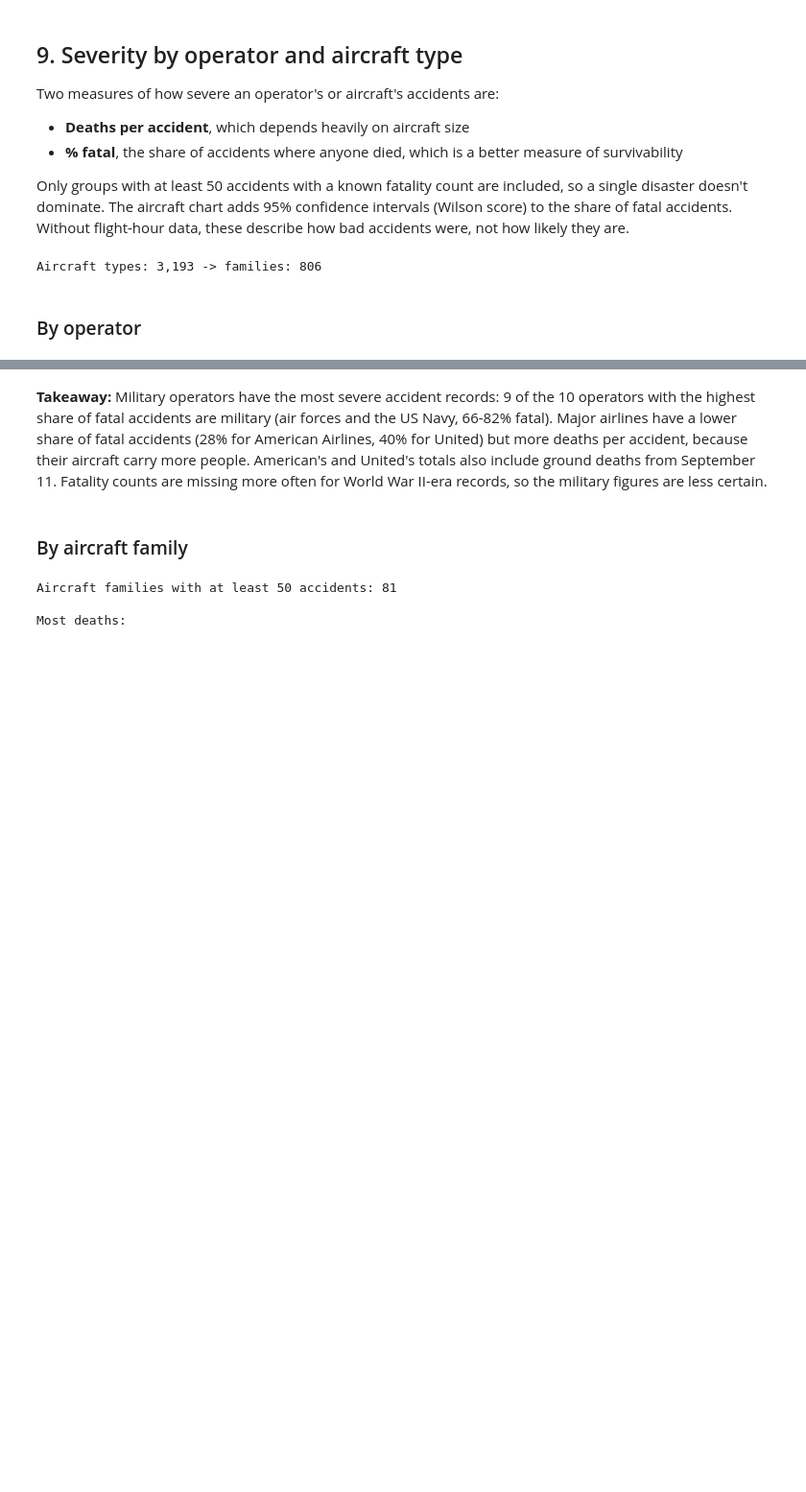
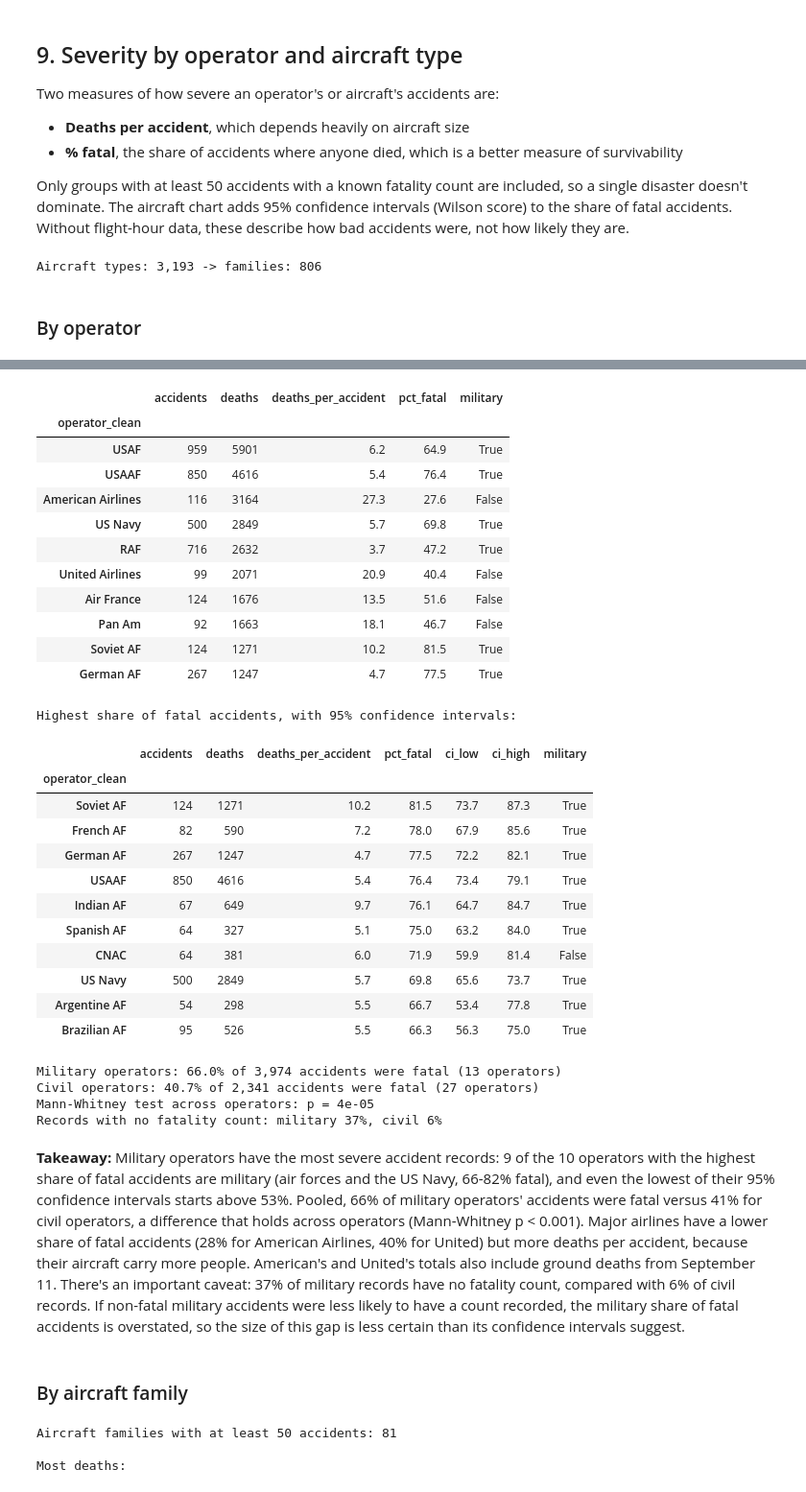
Before and after one commit to theamanali/civil-aviation-accident-analysis, a Jupyter notebook: analysis.ipynb, the cells around one changed output, grey strips where cells are left out. Shown at 96% size. Drawn from its saved outputs; the diff is of its cells as text; code cells hidden in the pictures; blank space fills up the shorter version.

```diff
--- a/analysis.ipynb
+++ b/analysis.ipynb
@@ -562,6 +562,25 @@ aviation_data["aircraft_family"] = family_key.map(family_label)
 operator = aviation_data["operator"].str.strip()
 aviation_data["operator_clean"] = operator.where(~operator.str.lower().isin(text_placeholders))
 
+MILITARY_PATTERN = (
+    r"\b(?:AF|AAF|USAF|USAAF|RAF|RAAF|RCAF|RNZAF|SAAF|IAF|USMC|Luftwaffe|Air Force|Air Corps"
+    r"|Navy|Naval|Army|Marines?|Military|Coast Guard|National Guard|Defence|Defense)\b"
+)
+
+
+def is_military_operator(names: pd.Series) -> pd.Series:
+    """Match military operators by name. "Army Parachute Association" and similar are civilian clubs."""
+    names = names.fillna("")
+    return names.str.contains(MILITARY_PATTERN) & ~names.str.contains("Association")
+
+
+def wilson_interval(successes, n, z=1.96):
+    """95% confidence interval for a proportion (Wilson score method), as percentages."""
+    p = successes / n
+    center = (p + z**2 / (2 * n)) / (1 + z**2 / n)
+    half_width = z * np.sqrt(p * (1 - p) / n + z**2 / (4 * n**2)) / (1 + z**2 / n)
+    return (center - half_width) * 100, (center + half_width) * 100
+
 print(f"Aircraft types: {aviation_data['type'].nunique():,} -> families: {aviation_data['aircraft_family'].nunique():,}")
 
 
@@ -619,0 +601,30 @@ Highest share of fatal accidents:
+# %%
+operator_severity = severity_table("operator_clean")
+known_deaths = aviation_data[aviation_data["fatalities_total"].notna()]
+fatal_by_operator = known_deaths.groupby("operator_clean")["fatalities_total"].apply(lambda s: int((s > 0).sum()))
+operator_severity["ci_low"], operator_severity["ci_high"] = (
+    np.round(bound, 1) for bound in wilson_interval(fatal_by_operator[operator_severity.index], operator_severity["accidents"])
+)
+operator_severity["military"] = is_military_operator(operator_severity.index.to_series())
+print(f"Operators with at least 50 accidents: {len(operator_severity)} ({operator_severity['military'].sum()} military)")
+
+print("\nMost deaths:")
+display(operator_severity.sort_values("deaths", ascending=False).head(10).drop(columns=["ci_low", "ci_high"]))
+
+print("Highest share of fatal accidents, with 95% confidence intervals:")
+display(operator_severity.sort_values("pct_fatal", ascending=False).head(10))
+
+# Military vs civil operators: pooled share of fatal accidents, and a test across operators
+fatal_count = fatal_by_operator[operator_severity.index]
+for label, group in [("Military", operator_severity["military"]), ("Civil", ~operator_severity["military"])]:
+    print(f"{label} operators: {fatal_count[group].sum() / operator_severity.loc[group, 'accidents'].sum():.1%} of "
+          f"{operator_severity.loc[group, 'accidents'].sum():,} accidents were fatal ({group.sum()} operators)")
+share = fatal_count / operator_severity["accidents"]
+military_test = stats.mannwhitneyu(share[operator_severity["military"]], share[~operator_severity["military"]])
+print(f"Mann-Whitney test across operators: p = {military_test.pvalue:.1g}")
+
+# Caveat: how often each group's records are missing a fatality count
+military_records = is_military_operator(aviation_data["operator_clean"])
+print(f"Records with no fatality count: military {aviation_data.loc[military_records, 'fatalities_total'].isna().mean():.0%}, "
+      f"civil {aviation_data.loc[~military_records, 'fatalities_total'].isna().mean():.0%}")
+# %% [output]
@@ -620,5 +634,34 @@ Highest share of fatal accidents:
+|  | accidents | deaths | deaths_per_accident | pct_fatal | military |
+| operator_clean |  |  |  |  |  |
+| USAF | 959 | 5901 | 6.2 | 64.9 | True |
+| USAAF | 850 | 4616 | 5.4 | 76.4 | True |
+| American Airlines | 116 | 3164 | 27.3 | 27.6 | False |
+| US Navy | 500 | 2849 | 5.7 | 69.8 | True |
+| RAF | 716 | 2632 | 3.7 | 47.2 | True |
+| United Airlines | 99 | 2071 | 20.9 | 40.4 | False |
+| Air France | 124 | 1676 | 13.5 | 51.6 | False |
+| Pan Am | 92 | 1663 | 18.1 | 46.7 | False |
+| Soviet AF | 124 | 1271 | 10.2 | 81.5 | True |
+| German AF | 267 | 1247 | 4.7 | 77.5 | True |
+Highest share of fatal accidents, with 95% confidence intervals:
+|  | accidents | deaths | deaths_per_accident | pct_fatal | ci_low | ci_high | military |
+| operator_clean |  |  |  |  |  |  |  |
+| Soviet AF | 124 | 1271 | 10.2 | 81.5 | 73.7 | 87.3 | True |
+| French AF | 82 | 590 | 7.2 | 78.0 | 67.9 | 85.6 | True |
+| German AF | 267 | 1247 | 4.7 | 77.5 | 72.2 | 82.1 | True |
+| USAAF | 850 | 4616 | 5.4 | 76.4 | 73.4 | 79.1 | True |
+| Indian AF | 67 | 649 | 9.7 | 76.1 | 64.7 | 84.7 | True |
+| Spanish AF | 64 | 327 | 5.1 | 75.0 | 63.2 | 84.0 | True |
+| CNAC | 64 | 381 | 6.0 | 71.9 | 59.9 | 81.4 | False |
+| US Navy | 500 | 2849 | 5.7 | 69.8 | 65.6 | 73.7 | True |
+| Argentine AF | 54 | 298 | 5.5 | 66.7 | 53.4 | 77.8 | True |
+| Brazilian AF | 95 | 526 | 5.5 | 66.3 | 56.3 | 75.0 | True |
+Military operators: 66.0% of 3,974 accidents were fatal (13 operators)
+Civil operators: 40.7% of 2,341 accidents were fatal (27 operators)
+Mann-Whitney test across operators: p = 4e-05
+Records with no fatality count: military 37%, civil 6%
 # %% [markdown]
-**Takeaway:** Military operators have the most severe accident records: 9 of the 10 operators with the highest share of fatal accidents are military (air forces and the US Navy, 66-82% fatal). Major airlines have a lower share of fatal accidents (28% for American Airlines, 40% for United) but more deaths per accident, because their aircraft carry more people. American's and United's totals also include ground deaths from September 11. Fatality counts are missing more often for World War II-era records, so the military figures are less certain.
+**Takeaway:** Military operators have the most severe accident records: 9 of the 10 operators with the highest share of fatal accidents are military (air forces and the US Navy, 66-82% fatal), and even the lowest of their 95% confidence intervals starts above 53%. Pooled, 66% of military operators' accidents were fatal versus 41% for civil operators, a difference that holds across operators (Mann-Whitney p < 0.001). Major airlines have a lower share of fatal accidents (28% for American Airlines, 40% for United) but more deaths per accident, because their aircraft carry more people. American's and United's totals also include ground deaths from September 11. There's an important caveat: 37% of military records have no fatality count, compared with 6% of civil records. If non-fatal military accidents were less likely to have a count recorded, the military share of fatal accidents is overstated, so the size of this gap is less certain than its confidence intervals suggest.
 # %% [markdown]
 ### By aircraft family
 # %%
```
Also changed, not shown: parts of 9 cells of this notebook, 4 other files.
